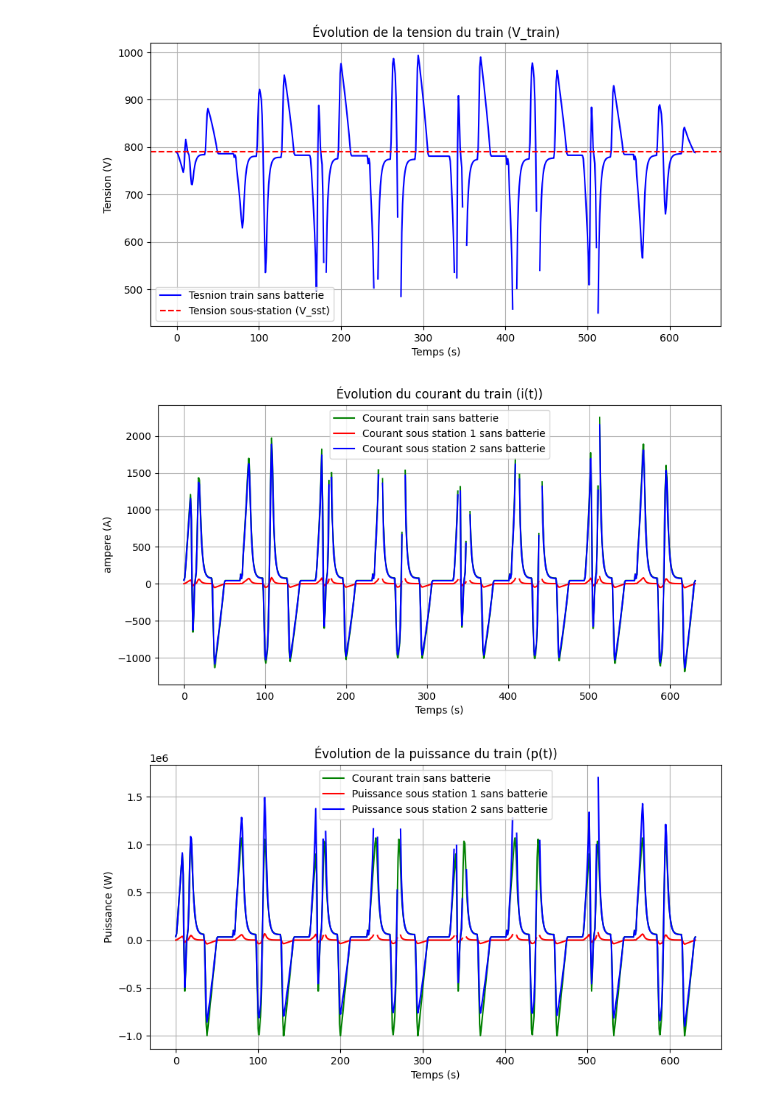
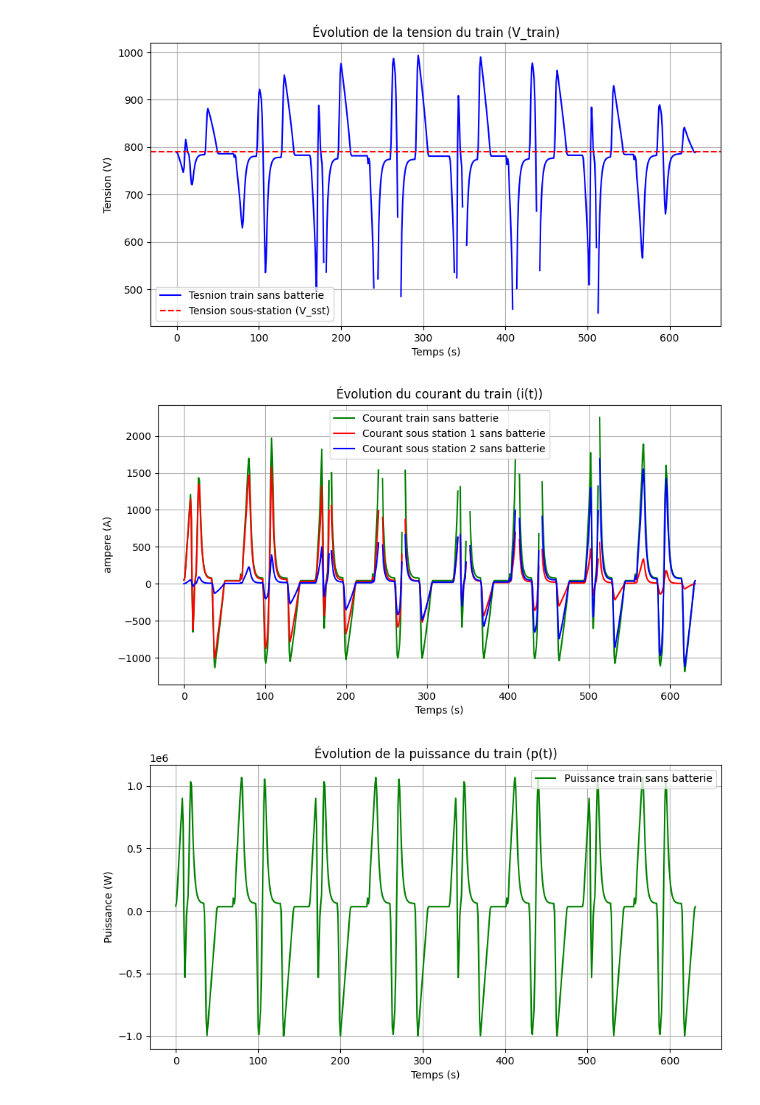
Before and after one commit to Yasserbhb/PROJET_OPT, a Jupyter notebook: Mise_en_place_du_modèle_du_système.ipynb, the cells around one changed output. Cells and saved outputs as stored; diff of their text form; code cells hidden in the pictures.

```diff
--- a/Mise_en_place_du_modèle_du_système.ipynb
+++ b/Mise_en_place_du_modèle_du_système.ipynb
@@ -764,9 +764,12 @@ for i in range(len(temps)):
     R_LAC2 = rho_LAC * (5000 - position[i])  # Après le train
     R_rail1 = rho_rail * position[i]
     R_rail2 = rho_rail * (5000 - position[i])
+    R_eq1=(R_sst + R_LAC1 + R_rail1)
+    R_eq2=(R_sst + R_LAC2 + R_rail2)
     # Résistance équivalente (Req)
-    R_eq = 1 / (1 / (R_sst + R_LAC1 + R_rail1) + 1 / (R_sst + R_LAC2 + R_rail2))
+    R_eq = 1 / (1 / R_eq1 + 1 / R_eq2)
     # Calcul de la tension V_train à partir de l'équation quadratique
+
     delta = V_sst**2 - 4 * R_eq * P_train[i]
     if delta > 0:
         V_train = 0.5 * (V_sst + np.sqrt(delta))
@@ -774,12 +777,16 @@ for i in range(len(temps)):
         V_train = np.nan  # Cas où la tension est impossible
 
     V_train_no_batt.append(V_train)
+
     I_train.append((V_sst-V_train)/R_eq)
+    I_1.append((V_sst-V_train)/R_eq*(R_eq2/(R_eq2+R_eq1)))
+    I_2.append((V_sst-V_train)/R_eq*(R_eq1/(R_eq2+R_eq1)))
 
 I_train=np.array(I_train)
+I_1=np.array(I_1)
+I_2=np.array(I_2)
 # calcule des autres grandeurs:
-I_1=I_train*(R_sst + R_LAC2 + R_rail2)/((R_sst + R_LAC2 + R_rail2)+(R_sst + R_LAC1 + R_rail1))
-I_2=I_train*(R_sst + R_LAC1 + R_rail1)/((R_sst + R_LAC2 + R_rail2)+(R_sst + R_LAC1 + R_rail1))
+
 Psst_1 = I_1 * V_sst
 Psst_2 = I_2 * V_sst
 
@@ -815,38 +822,38 @@ plt.axhline(V_sst, color="red", linestyle="--", label="Tension sous-station (V_s
 plt.xlabel("Temps (s)")
 plt.ylabel("Tension (V)")
 plt.title("Évolution de la tension du train (V_train)")
 plt.legend()
 plt.grid()
 
 # courants
 plt.figure(figsize=(10, 5))
 plt.figure(4)
 plt.plot(t, I_train, label="Courant train sans batterie", color="green")
 plt.plot(t, I_1, label="Courant sous station 1 sans batterie", color="red")
 plt.plot(t, I_2, label="Courant sous station 2 sans batterie", color="blue")
 plt.xlabel("Temps (s)")
 plt.ylabel("ampere (A)")
 plt.title("Évolution du courant du train (i(t))")
 plt.legend()
 plt.grid()
 
 # puissances
 plt.figure(figsize=(10, 5))
 plt.figure(5)
-plt.plot(t, P_train, label="Courant train sans batterie", color="green")
-plt.plot(t, Psst_1, label="Puissance sous station 1 sans batterie", color="red")
-plt.plot(t, Psst_2, label="Puissance sous station 2 sans batterie", color="blue")
+plt.plot(t, P_train, label="Puissance train sans batterie", color="green")
+#plt.plot(t, Psst_1, label="Puissance sous station 1 sans batterie", color="red")
+#plt.plot(t, Psst_2, label="Puissance sous station 2 sans batterie", color="blue")
 plt.xlabel("Temps (s)")
 plt.ylabel("Puissance (W)")
 plt.title("Évolution de la puissance du train (p(t))")
 plt.legend()
 plt.grid()
 # %% [output]
 [figure]
 [figure]
 [figure]
-[figure, old version]
+[figure, new version]
-[figure, old version]
+[figure, new version]
 # %%
 # --- Simulation avec batterie ---
 V_train_with_batt = []
```
Also changed, not shown: parts of 2 cells of this notebook.
